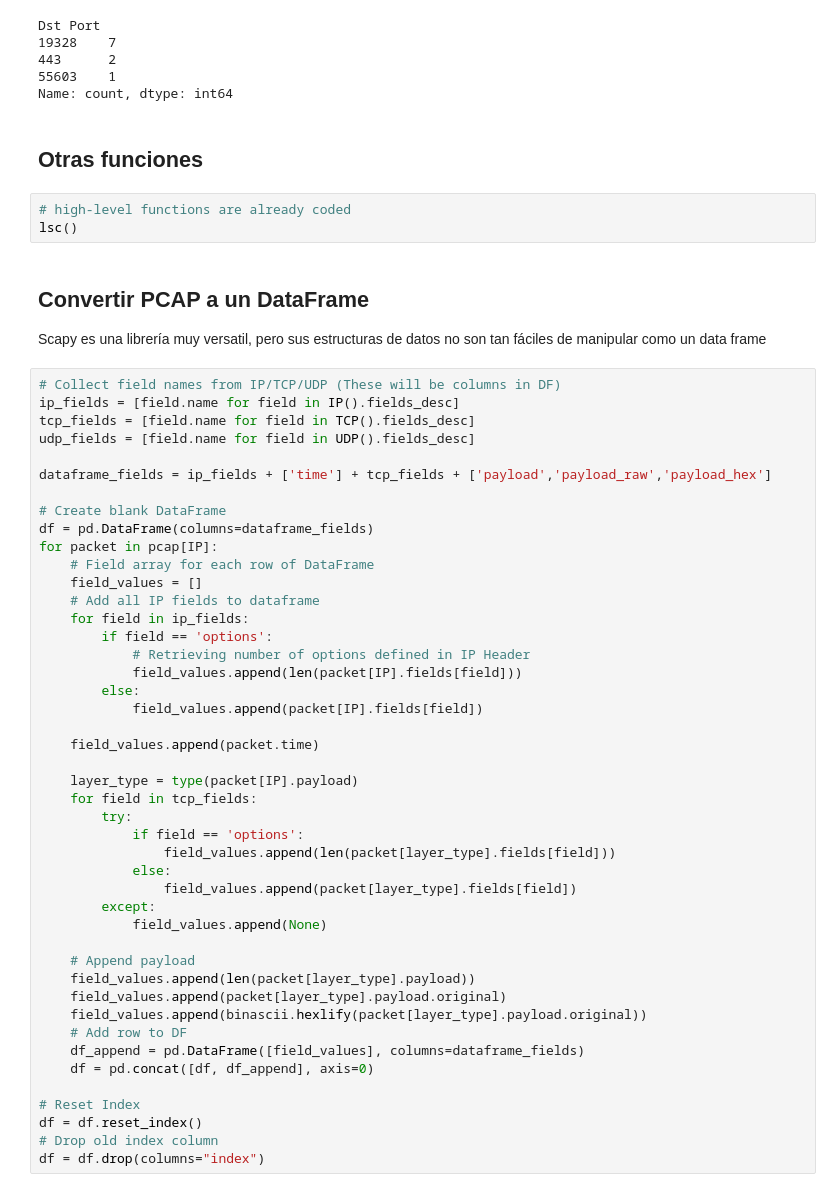
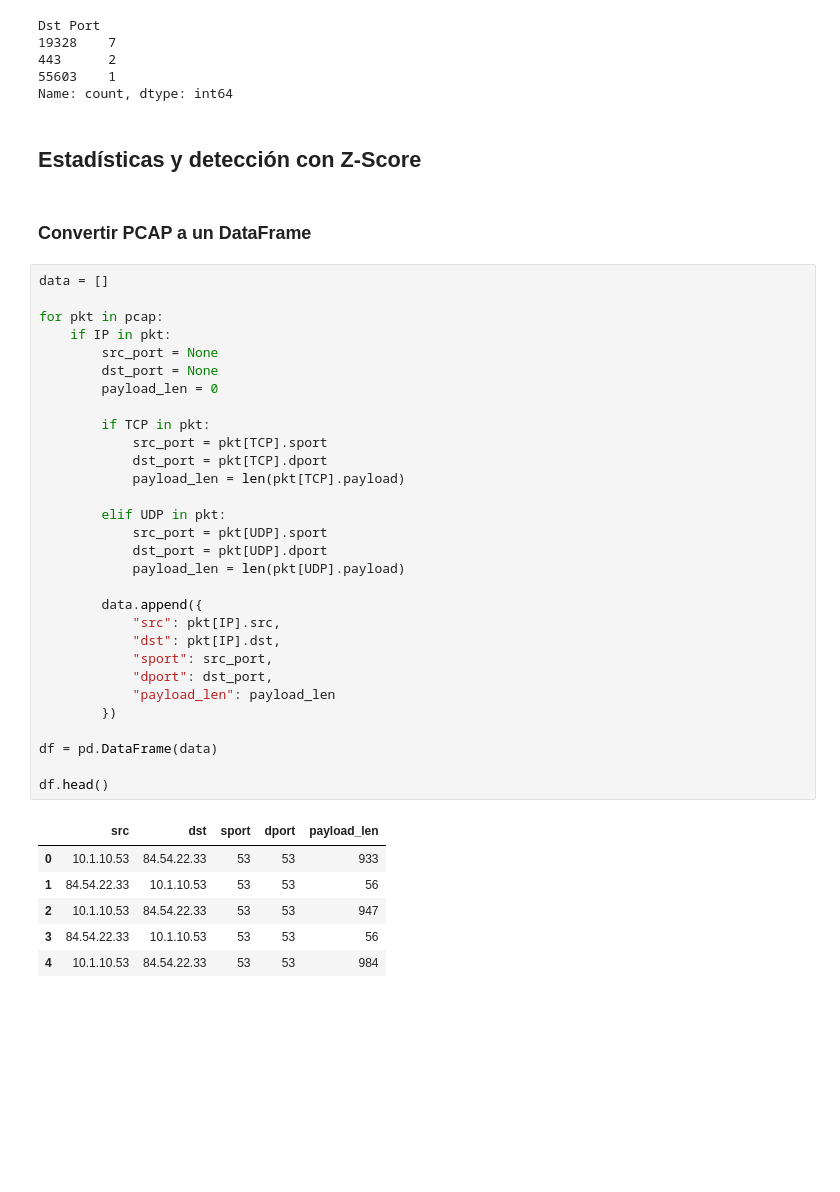
Before and after one commit to EdwinOrtegaK/Lab05_SDS, a Jupyter notebook: network_analysis_scapy.ipynb, the cells around one changed output. Cells and saved outputs as stored; diff of their text form; blank space fills up the shorter version.

```diff
--- a/network_analysis_scapy.ipynb
+++ b/network_analysis_scapy.ipynb
@@ -197,57 +197,44 @@ Dst Port
 443      2
 55603    1
 Name: count, dtype: int64
-# %% [markdown]
-## Otras funciones
-# %%
-# high-level functions are already coded
-lsc()
+# %% [markdown]
+## Estadísticas y detección con Z-Score
 # %% [markdown]
-## Convertir PCAP a un DataFrame
-
-Scapy es una librería muy versatil, pero sus estructuras de datos no son tan fáciles de manipular como un data frame
+### Convertir PCAP a un DataFrame
 # %%
-# Collect field names from IP/TCP/UDP (These will be columns in DF)
-ip_fields = [field.name for field in IP().fields_desc]
-tcp_fields = [field.name for field in TCP().fields_desc]
-udp_fields = [field.name for field in UDP().fields_desc]
+data = []
 
-dataframe_fields = ip_fields + ['time'] + tcp_fields + ['payload','payload_raw','payload_hex']
+for pkt in pcap:
+    if IP in pkt:
+        src_port = None
+        dst_port = None
+        payload_len = 0
 
-# Create blank DataFrame
-df = pd.DataFrame(columns=dataframe_fields)
-for packet in pcap[IP]:
-    # Field array for each row of DataFrame
-    field_values = []
-    # Add all IP fields to dataframe
-    for field in ip_fields:
-        if field == 'options':
-            # Retrieving number of options defined in IP Header
-            field_values.append(len(packet[IP].fields[field]))
-        else:
-            field_values.append(packet[IP].fields[field])
+        if TCP in pkt:
+            src_port = pkt[TCP].sport
+            dst_port = pkt[TCP].dport
+            payload_len = len(pkt[TCP].payload)
 
-    field_values.append(packet.time)
+        elif UDP in pkt:
+            src_port = pkt[UDP].sport
+            dst_port = pkt[UDP].dport
+            payload_len = len(pkt[UDP].payload)
 
-    layer_type = type(packet[IP].payload)
-    for field in tcp_fields:
-        try:
-            if field == 'options':
-                field_values.append(len(packet[layer_type].fields[field]))
-            else:
-                field_values.append(packet[layer_type].fields[field])
-        except:
-            field_values.append(None)
+        data.append({
+            "src": pkt[IP].src,
+            "dst": pkt[IP].dst,
+            "sport": src_port,
+            "dport": dst_port,
+            "payload_len": payload_len
+        })
 
-    # Append payload
-    field_values.append(len(packet[layer_type].payload))
-    field_values.append(packet[layer_type].payload.original)
-    field_values.append(binascii.hexlify(packet[layer_type].payload.original))
-    # Add row to DF
-    df_append = pd.DataFrame([field_values], columns=dataframe_fields)
-    df = pd.concat([df, df_append], axis=0)
+df = pd.DataFrame(data)
 
-# Reset Index
-df = df.reset_index()
-# Drop old index column
-df = df.drop(columns="index")
+df.head()
+# %% [output]
+|  | src | dst | sport | dport | payload_len |
+| 0 | 10.1.10.53 | 84.54.22.33 | 53 | 53 | 933 |
+| 1 | 84.54.22.33 | 10.1.10.53 | 53 | 53 | 56 |
+| 2 | 10.1.10.53 | 84.54.22.33 | 53 | 53 | 947 |
+| 3 | 84.54.22.33 | 10.1.10.53 | 53 | 53 | 56 |
+| 4 | 10.1.10.53 | 84.54.22.33 | 53 | 53 | 984 |
```
Also changed, not shown: parts of 42 cells of this notebook.
